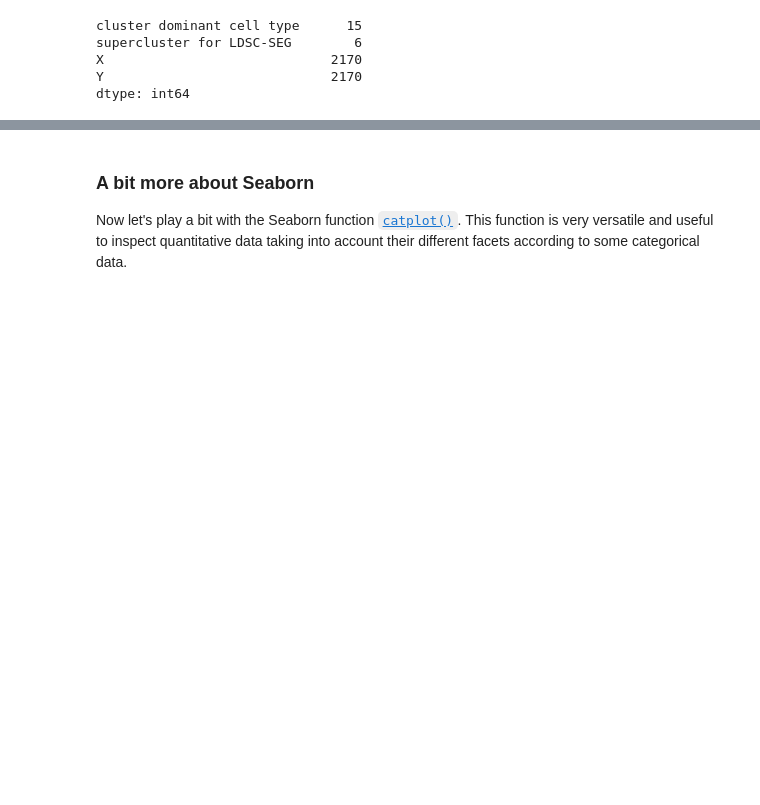
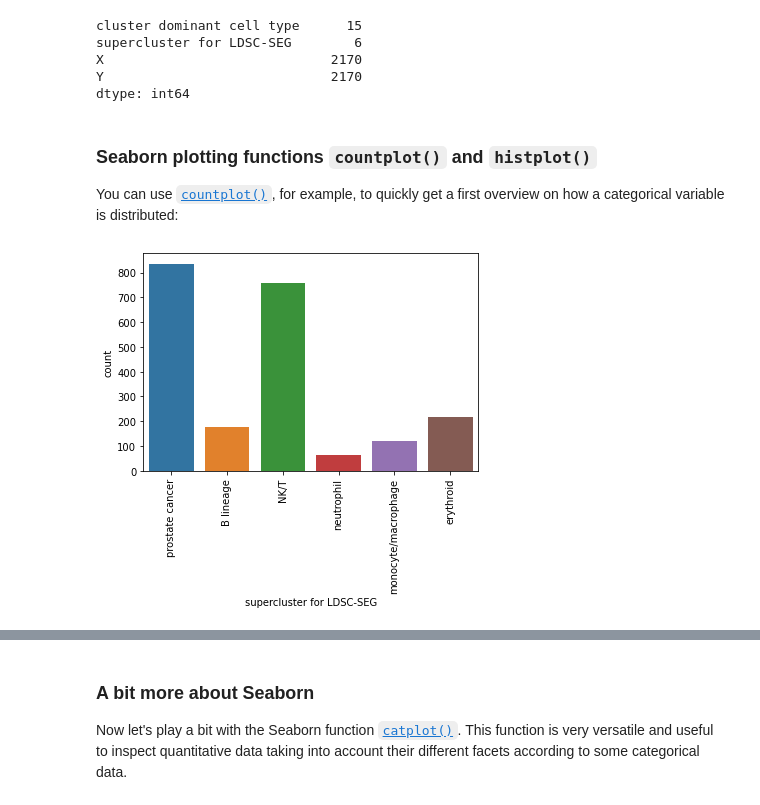
Before and after one commit to sarahroyle/MMRES-python-bootcamp2022, a Jupyter notebook: 06_Seaborn.ipynb, the cells around one changed output, grey strips where cells are left out. Saved outputs shown, nothing was run; the diff lists cells and outputs as text; code cells hidden in the pictures; blank space fills up the shorter version.

Commit message:
Major - Update 06_
We are adding a bit more Seaborn examples.

It is pending to clean a bit the end of the NB.

```diff
--- a/06_Seaborn.ipynb
+++ b/06_Seaborn.ipynb
@@ -322,3 +337,15 @@ supercluster for LDSC-SEG        6
 X                             2170
 Y                             2170
 dtype: int64
+# %% [markdown]
+### Seaborn plotting functions `countplot()` and `histplot()`
+
+You can use [`countplot()`](https://seaborn.pydata.org/generated/seaborn.countplot.html), for example, to quickly get a first overview on how a categorical variable is distributed:
+# %%
+# Get countplot
+ax = sns.countplot(data=df_all, x='supercluster for LDSC-SEG')
+
+# Rotate xlabels 90 degrees
+ax.tick_params(axis='x', rotation=90)
+# %% [output]
+[figure, added]
```
Also changed, not shown: parts of 52 cells of this notebook.
